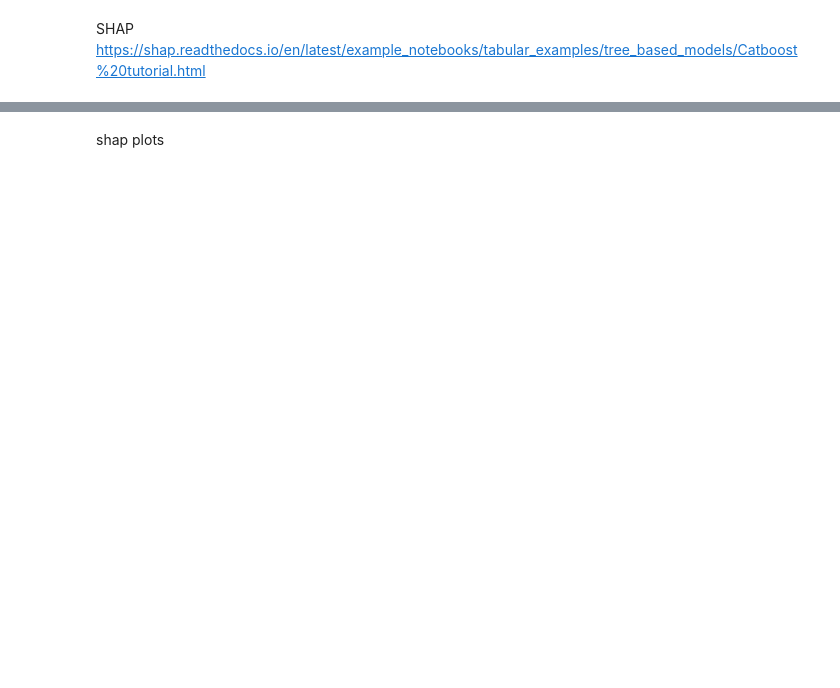
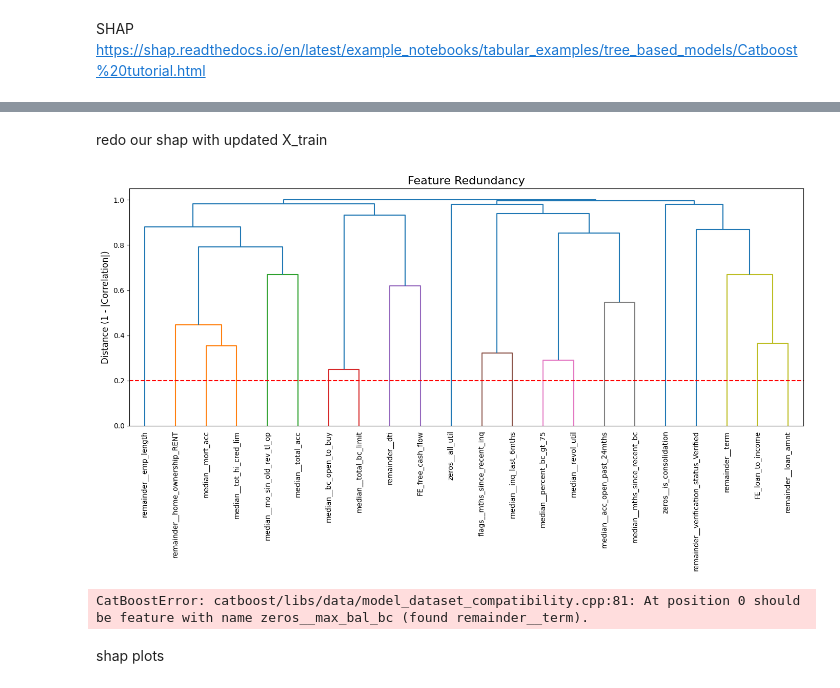
Before and after one commit to Mbu32/Credit-Default, a Jupyter notebook: Trees/endtoend_trees.ipynb, the cells around one changed output, grey strips where cells are left out. Cells and saved outputs as stored; diff of their text form; code cells hidden in the pictures; blank space fills up the shorter version.

Commit message:
Created plots: ALE, Dendrogram,etc.

```diff
--- a/Trees/endtoend_trees.ipynb
+++ b/Trees/endtoend_trees.ipynb
@@ -313,3 +355,76 @@ shap_values = shp_explainer(X_train_sample)
+# %% [markdown]
+redo our shap with updated X_train
+# %%
+tuned_model = CatBoostClassifier(**best_params,verbose=0,random_state=11)
+tuned_model.fit(X_train,y_train)
+shp_explainer = shap.TreeExplainer(tuned_model)
+
+#we'll take a sample of X_train
+
+X_train_sample, null, y_train_sample, null1 = train_test_split(X_train,y_train,train_size=5000,
+                                                               stratify=y_train,random_state=11)
+
+shap_values = shp_explainer(X_train_sample)
+# %%
+import matplotlib.pyplot as plt
+import numpy as np
+import scipy.cluster.hierarchy as sch
+from scipy.spatial.distance import squareform
+
+slim_features =shap_imprtnce_df[shap_imprtnce_df['Mean Absolute SHAP']> 0.04]['Feature'].tolist()
+X_train_slim = X_train[slim_features]
+corr_matrix = X_train_slim.corr(method='spearman')
+
+
+dist_matrix = 1 - np.abs(corr_matrix.values)
+
+condensed_dist = squareform(dist_matrix, checks=False)
+
+clustering = sch.linkage(condensed_dist, method="complete")
+
+plt.figure(figsize=(14, 8))
+plt.title("Feature Redundancy", fontsize=16)
+
+dend = sch.dendrogram(
+    clustering,
+    labels=X_train_slim.columns,
+    leaf_rotation=90,
+    leaf_font_size=10
+)
+
+plt.ylabel("Distance (1 - |Correlation|)", fontsize=12)
+plt.axhline(y=0.2, color='r', linestyle='--') # 80% correlation
+plt.tight_layout()
+plt.show()
+# %% [output]
+[figure, added]
+# %%
+#PAGE 123 Interpreting Machine learning with SHAP
+
+
+X_test_slim_sample = X_train_slim.sample(2000, random_state=42)
+explainer_slim = shap.TreeExplainer(tuned_model)
+shap_values_slim = explainer_slim(X_test_slim_sample)
+
+
+clustering_slim = shap.utils.hclust(X_test_slim_sample, metric="correlation")
+
+shap_values_slim.clustering = clustering_slim
+
+fig = plt.figure(figsize=(10, 12))
+
+ax0 = fig.add_subplot(211)
+shap.plots.bar(shap_values_slim, max_display=11, show=False)
+plt.title("Standard Feature Importance (Importance Split Among Correlated Features)", fontsize=14)
+
+ax1 = fig.add_subplot(212)
+shap.plots.bar(shap_values_slim, max_display=11, clustering_cutoff=0.6, show=False)
+plt.title("Clustered Feature Importance (Correlated Features Grouped)", fontsize=14)
+
+plt.tight_layout()
+plt.show()
+# %% [output]
+CatBoostError: catboost/libs/data/model_dataset_compatibility.cpp:81: At position 0 should be feature with name zeros__max_bal_bc (found remainder__term).
 # %% [markdown]
 shap plots
 # %%
```
Also changed, not shown: parts of 11 cells of this notebook, 1 other file.
